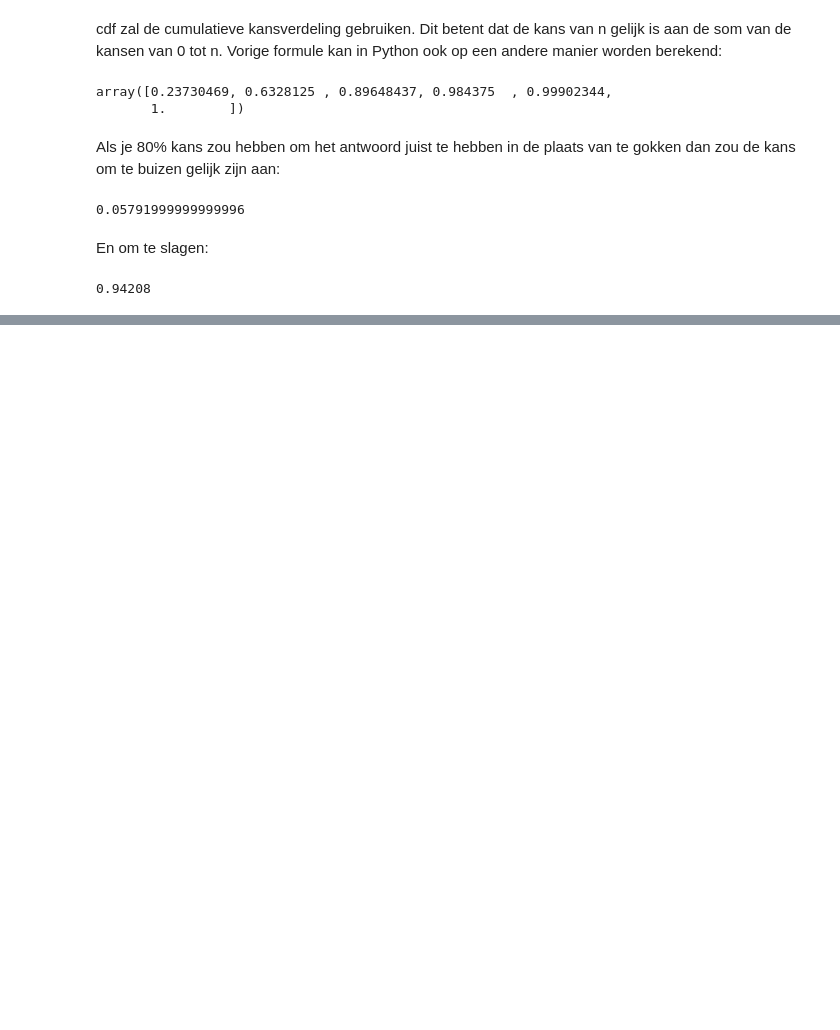
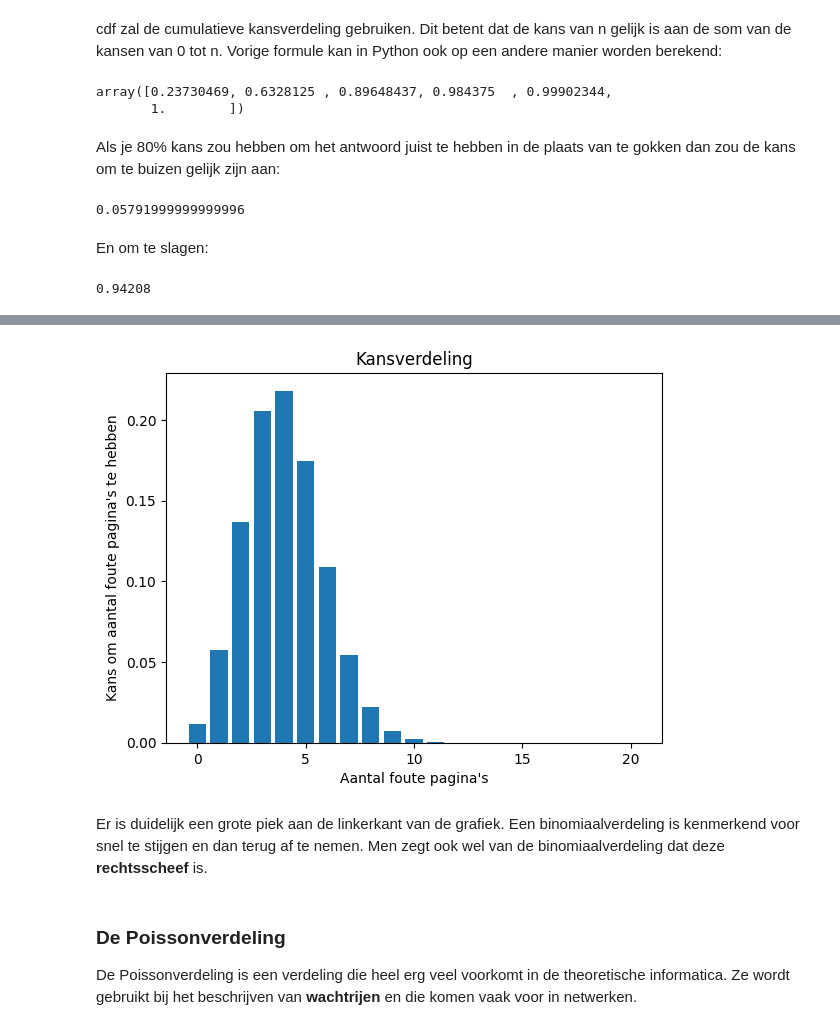
Before and after one commit to zouffke/Datascience2, a Jupyter notebook: p3/2_Kansverdeling/Samenvatting.ipynb, the cells around one changed output, grey strips where cells are left out. Saved outputs shown, nothing was run; the diff lists cells and outputs as text; code cells hidden in the pictures; blank space fills up the shorter version.

Commit message:
poisson

```diff
--- a/p3/2_Kansverdeling/Samenvatting.ipynb
+++ b/p3/2_Kansverdeling/Samenvatting.ipynb
@@ -240,0 +262,15 @@ X
+# %%
+n = 20
+p = 0.2
+x = range(0, 21)
+
+kansverdeling([x, stats.binom.pmf(x, n, p)], 'Aantal foute pagina\'s', 'Kans om aantal foute pagina\'s te hebben')
+# %% [output]
+[figure, added]
+# %% [markdown]
+Er is duidelijk een grote piek aan de linkerkant van de grafiek.
+Een binomiaalverdeling is kenmerkend voor snel te stijgen en dan terug af te nemen.
+Men zegt ook wel van de binomiaalverdeling dat deze **rechtsscheef** is.
+# %% [markdown]
+### De Poissonverdeling
+De Poissonverdeling is een verdeling die heel erg veel voorkomt in de theoretische informatica. Ze wordt gebruikt bij het beschrijven van **wachtrijen** en die komen vaak voor in netwerken.
```
Also changed, not shown: parts of 13 cells of this notebook, 3 other files.
